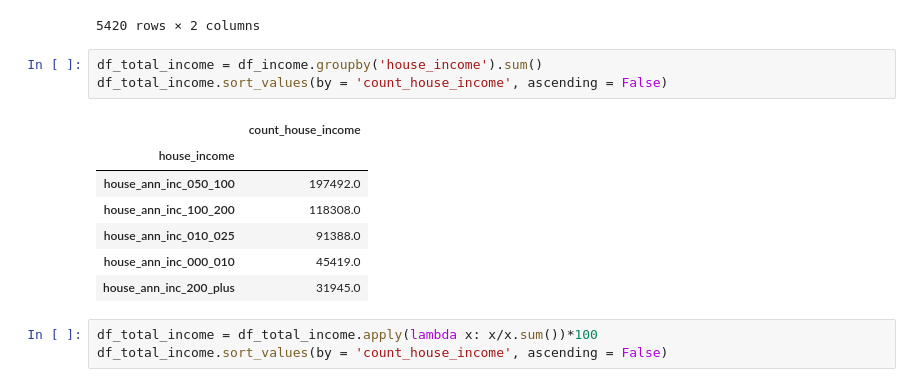
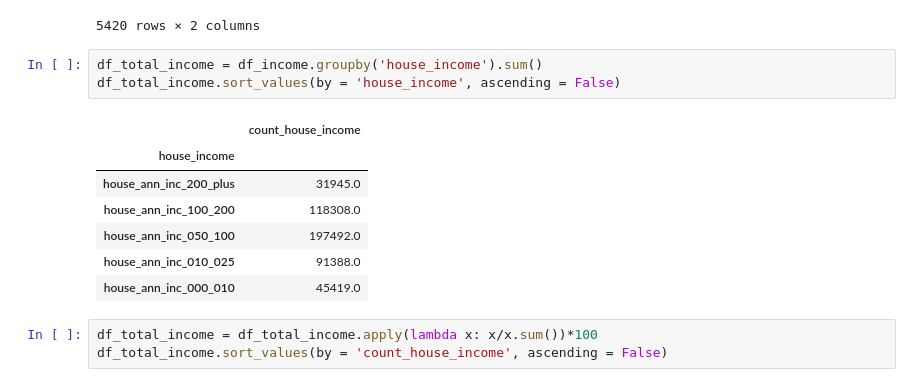
Before and after one commit to VIA-Transit-Rules/VIA_project, a Jupyter notebook: Sean/census_melt_income_poverty_gvt_assist.ipynb, the cells around one changed output. Cells and saved outputs as stored; diff of their text form.

Commit message:
Update exploration of income/earnings data

```diff
--- a/Sean/census_melt_income_poverty_gvt_assist.ipynb
+++ b/Sean/census_melt_income_poverty_gvt_assist.ipynb
@@ -53,15 +53,15 @@ df_income_gb
 5420 rows × 2 columns
 # %%
 df_total_income = df_income.groupby('house_income').sum()
-df_total_income.sort_values(by = 'count_house_income', ascending = False)
+df_total_income.sort_values(by = 'house_income', ascending = False)
 # %% [output]
 |  | count_house_income |
 | house_income |  |
+| house_ann_inc_200_plus | 31945.0 |
+| house_ann_inc_100_200 | 118308.0 |
 | house_ann_inc_050_100 | 197492.0 |
-| house_ann_inc_100_200 | 118308.0 |
 | house_ann_inc_010_025 | 91388.0 |
 | house_ann_inc_000_010 | 45419.0 |
-| house_ann_inc_200_plus | 31945.0 |
 # %%
 df_total_income = df_total_income.apply(lambda x: x/x.sum())*100
 df_total_income.sort_values(by = 'count_house_income', ascending = False)
```
Also changed, not shown: parts of 14 cells of this notebook, 1 other file.
